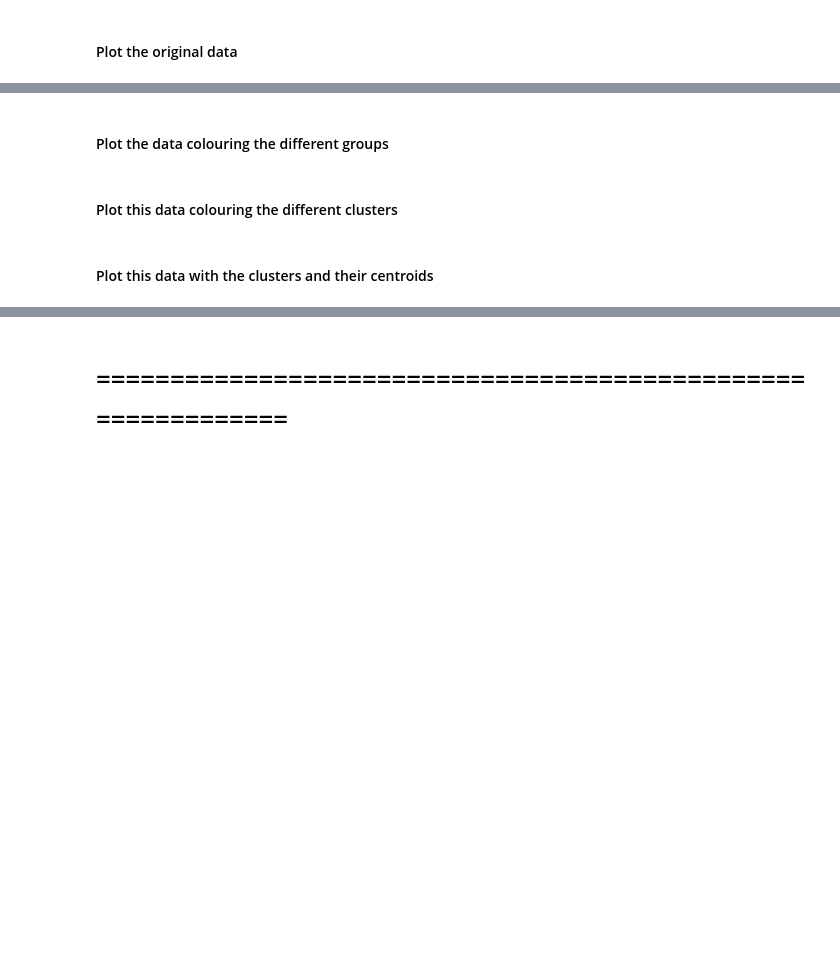
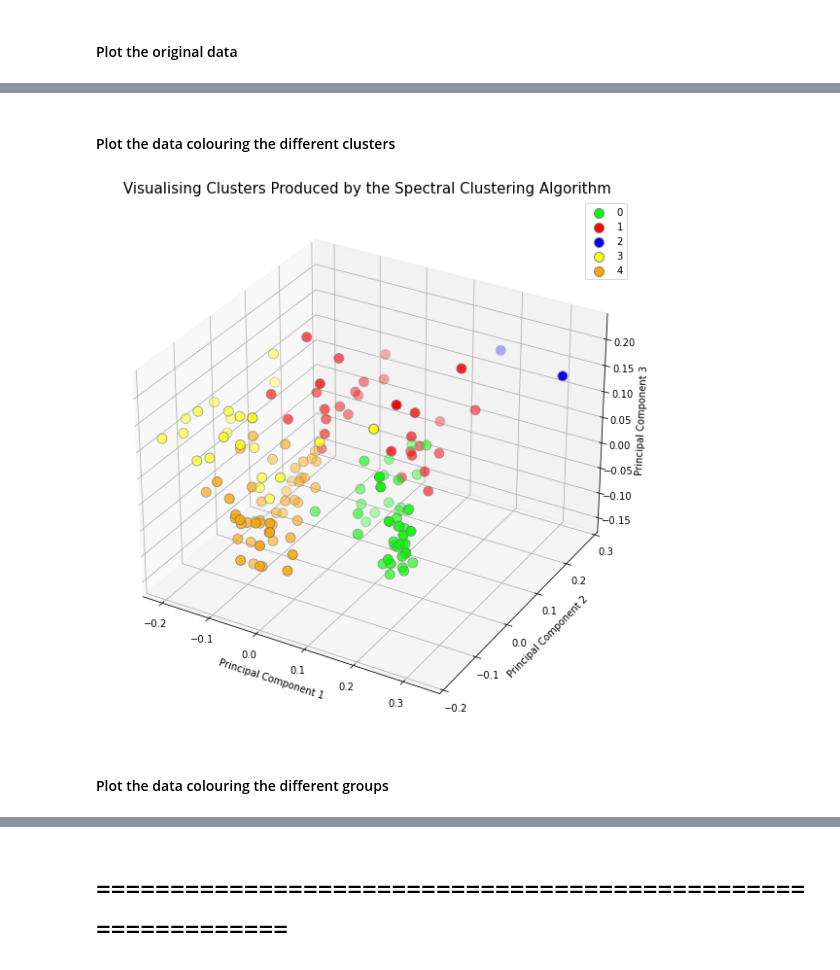
Before and after one commit to Crone1/CA4015, a Jupyter notebook: Assignment_1/Clustering.ipynb, the cells around one changed output, grey strips where cells are left out. Saved outputs shown, nothing was run; the diff lists cells and outputs as text; code cells hidden in the pictures; blank space fills up the shorter version.

```diff
--- a/Assignment_1/Clustering.ipynb
+++ b/Assignment_1/Clustering.ipynb
@@ -600,2 +675,11 @@ plt.scatter(pc1, pc2)
+# %% [markdown]
+#### Plot the data colouring the different clusters
+# %%
+targets = [0, 1, 2, 3, 4]
+colours = ['lime', 'red', 'blue', 'yellow', 'orange']
+
+plot_3d_principal_component_points(targets, colours, cluster)
+# %% [output]
+[figure, added]
 # %% [markdown]
 #### Plot the data colouring the different groups
@@ -604,2 +685,0 @@ plt.scatter(pc1, pc2, c=np.where(0, 1, group=="young"), s=50)
-# %% [markdown]
-#### Plot this data colouring the different clusters
@@ -608,2 +685,0 @@ plt.scatter(pc1, pc2, c=cluster, s=50)
-# %% [markdown]
-#### Plot this data with the clusters and their centroids
```
Also changed, not shown: parts of 92 cells of this notebook.
